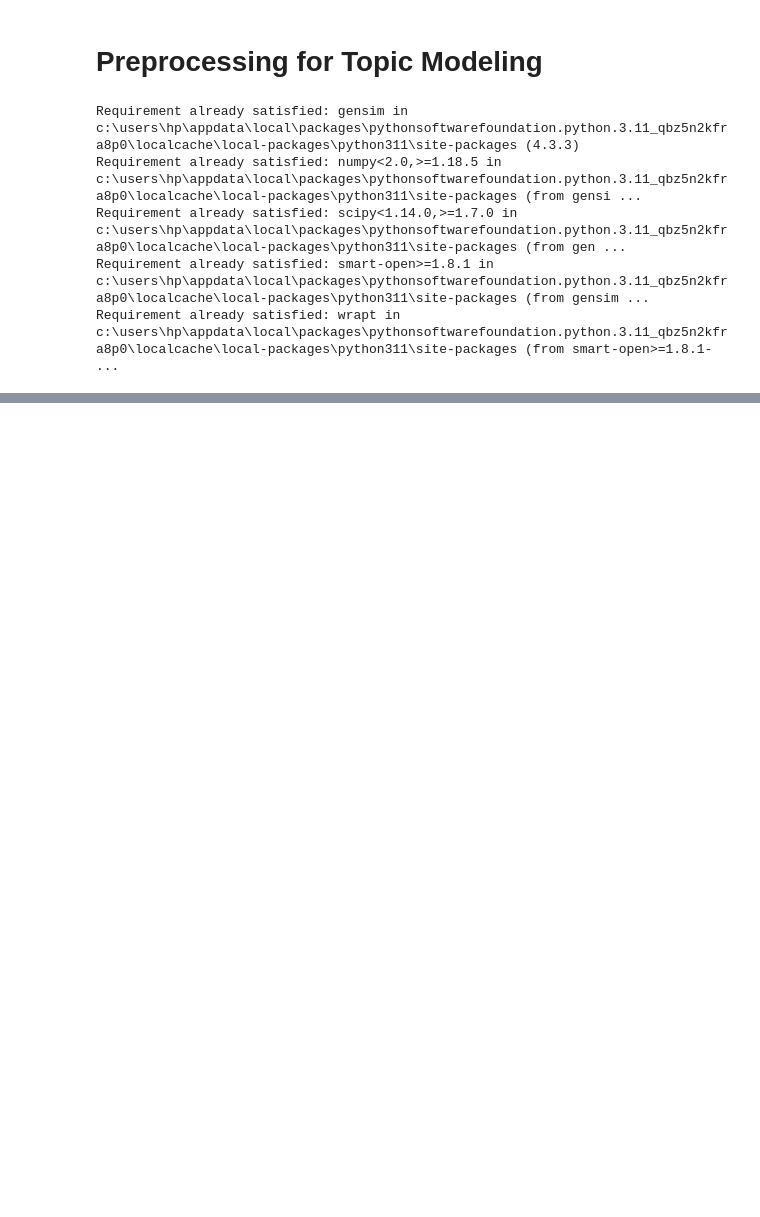
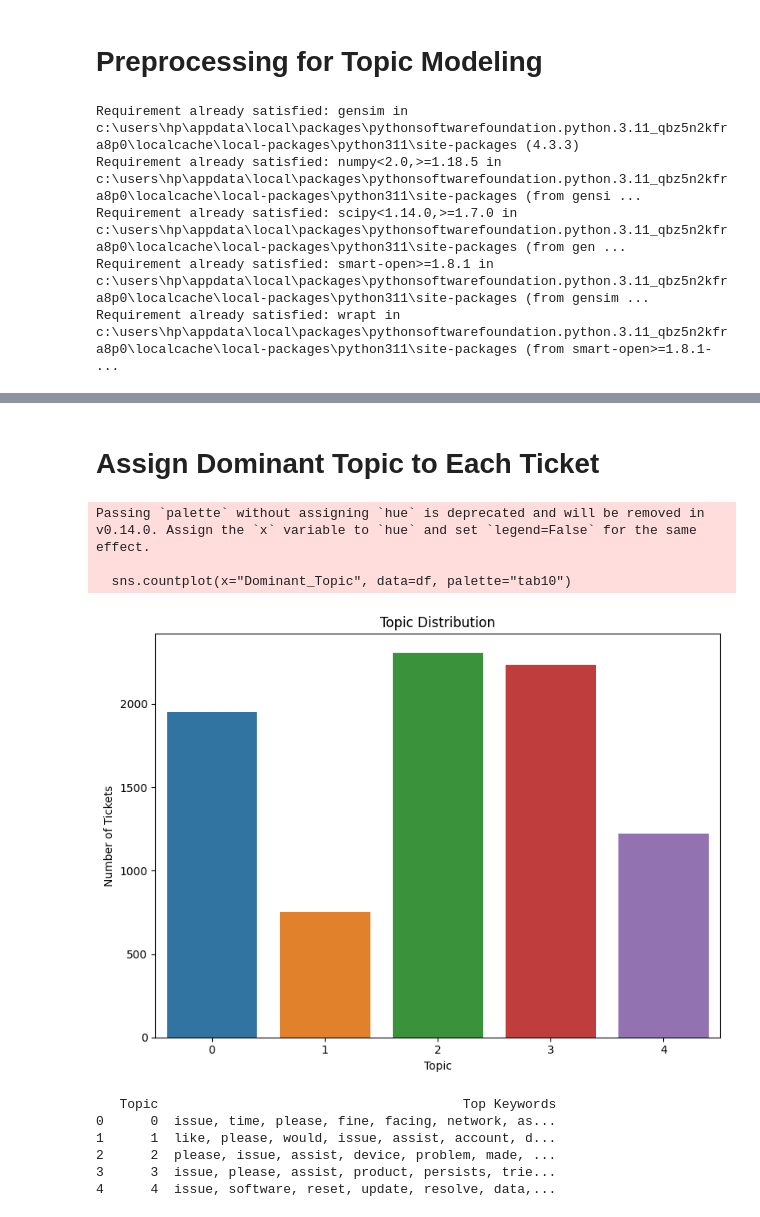
Before and after one commit to KishanBouri/Customer-Satisfaction-Prediction, a Jupyter notebook: notebooks/02_topic_modeling.ipynb, the cells around one changed output, grey strips where cells are left out. Drawn from its saved outputs; the diff is of its cells as text; code cells hidden in the pictures; blank space fills up the shorter version.

```diff
--- a/notebooks/02_topic_modeling.ipynb
+++ b/notebooks/02_topic_modeling.ipynb
@@ -65,0 +98,12 @@ LookupError:
+# %%
+from gensim.models.ldamodel import LdaModel
+
+# Train LDA model
+lda_model = LdaModel(
+    corpus=corpus,
+    id2word=dictionary,
+    num_topics=5,
+    random_state=42,
+    passes=10,
+    per_word_topics=True
+)
@@ -65,0 +122,49 @@ LookupError:
+# %% [markdown]
+# Assign Dominant Topic to Each Ticket
+# %%
+def get_dominant_topic(lda_model, bow):
+    topics = lda_model.get_document_topics(bow)
+    if topics:
+        return sorted(topics, key=lambda x: -x[1])[0][0]
+    return None
+
+# Apply to all tickets
+df["Dominant_Topic"] = [get_dominant_topic(lda_model, doc) for doc in corpus]
+
+
+df.to_csv("../data/processed/tickets_with_topics.csv", index=False)
+# %%
+import seaborn as sns
+import matplotlib.pyplot as plt
+
+plt.figure(figsize=(8, 6))
+sns.countplot(x="Dominant_Topic", data=df, palette="tab10")
+plt.title("Topic Distribution")
+plt.xlabel("Topic")
+plt.ylabel("Number of Tickets")
+plt.tight_layout()
+plt.show()
+# %% [output]
+Passing `palette` without assigning `hue` is deprecated and will be removed in v0.14.0. Assign the `x` variable to `hue` and set `legend=False` for the same effect.
+
+  sns.countplot(x="Dominant_Topic", data=df, palette="tab10")
+[figure, added]
+# %%
+# Top words per topic
+top_words_per_topic = []
+
+for i in range(lda_model.num_topics):
+    words = lda_model.show_topic(i, topn=10)
+    topic_keywords = [word for word, prob in words]
+    top_words_per_topic.append((i, ", ".join(topic_keywords)))
+
+# Convert to DataFrame
+topics_df = pd.DataFrame(top_words_per_topic, columns=["Topic", "Top Keywords"])
+print(topics_df)
+# %% [output]
+   Topic                                       Top Keywords
+0      0  issue, time, please, fine, facing, network, as...
+1      1  like, please, would, issue, assist, account, d...
+2      2  please, issue, assist, device, problem, made, ...
+3      3  issue, please, assist, product, persists, trie...
+4      4  issue, software, reset, update, resolve, data,...
```
Also changed, not shown: parts of 14 cells of this notebook, 1 other file.
